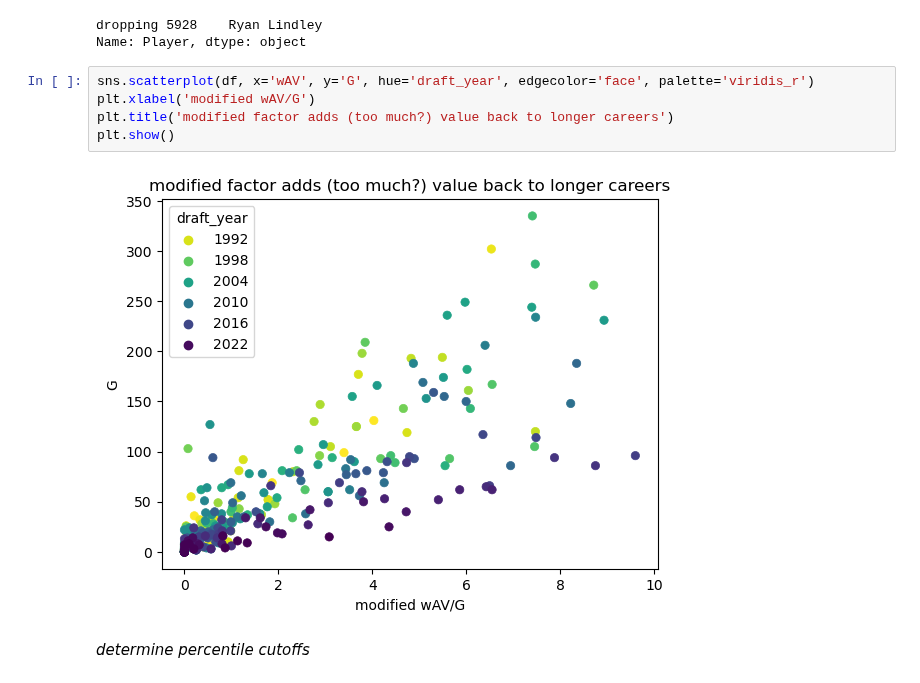
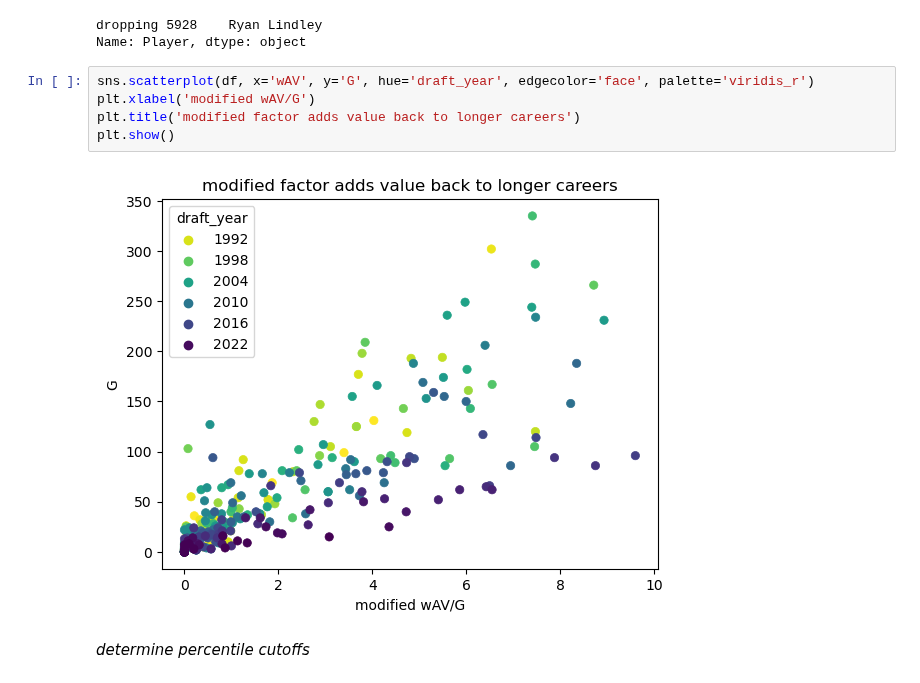
Before and after one commit to NBPub/Springboard, a Jupyter notebook: 20.3.2 Dataset Story/Story.ipynb, the cells around one changed output. Cells and saved outputs as stored; diff of their text form.

```diff
--- a/20.3.2 Dataset Story/Story.ipynb
+++ b/20.3.2 Dataset Story/Story.ipynb
@@ -254,10 +261,10 @@ Name: Player, dtype: object
 # %%
 sns.scatterplot(df, x='wAV', y='G', hue='draft_year', edgecolor='face', palette='viridis_r')
 plt.xlabel('modified wAV/G')
-plt.title('modified factor adds (too much?) value back to longer careers')
+plt.title('modified factor adds value back to longer careers')
 plt.show()
 # %% [output]
-[figure, old version]
+[figure, new version]
 # %% [markdown]
 *determine percentile cutoffs*
 # %%
```
Also changed, not shown: parts of 6 cells of this notebook.
